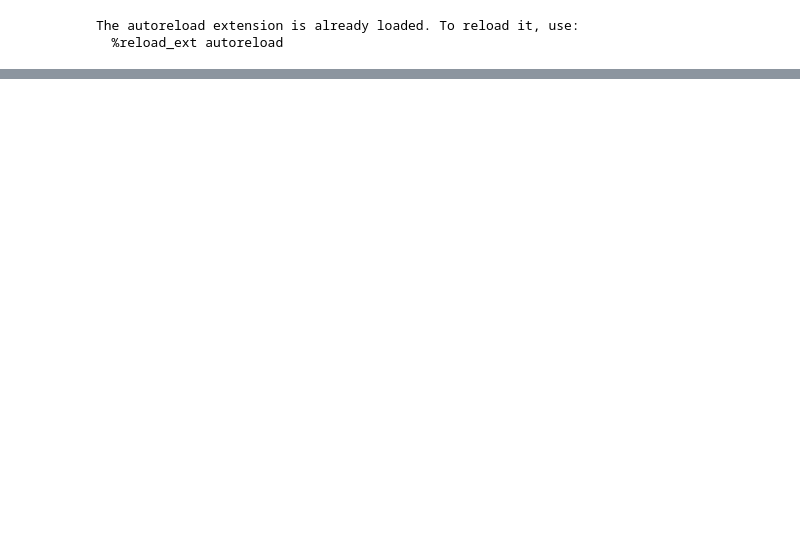
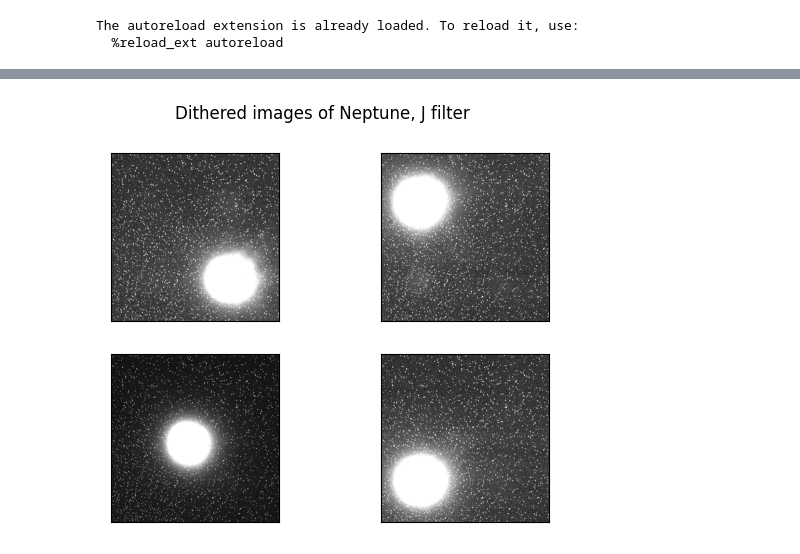
Before and after one commit to askemer/ASTR257_2024, a Jupyter notebook: student_work/adityars/ao/neptune.ipynb, the cells around one changed output, grey strips where cells are left out. Cells and saved outputs as stored; diff of their text form; code cells hidden in the pictures; blank space fills up the shorter version.

```diff
--- a/student_work/adityars/ao/neptune.ipynb
+++ b/student_work/adityars/ao/neptune.ipynb
@@ -49 +34,5 @@ plt.colorbar()
+# %%
+n.plot_all_images(sciences, "J")
+# %% [output]
+[figure, added]
 # %%
```
Also changed, not shown: parts of 17 cells of this notebook, 4 other files.
